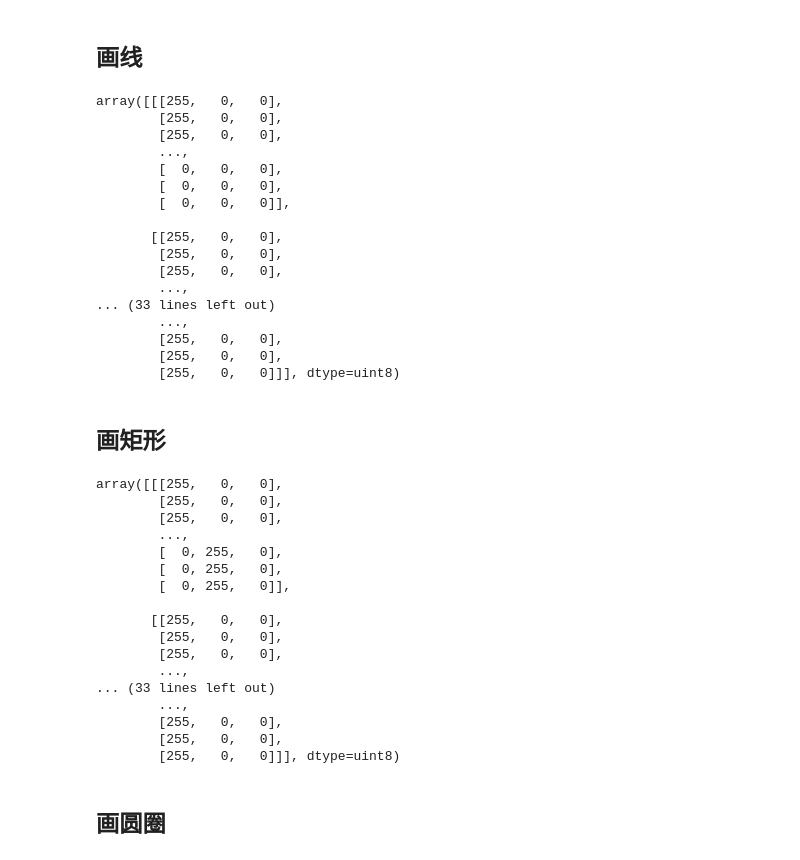
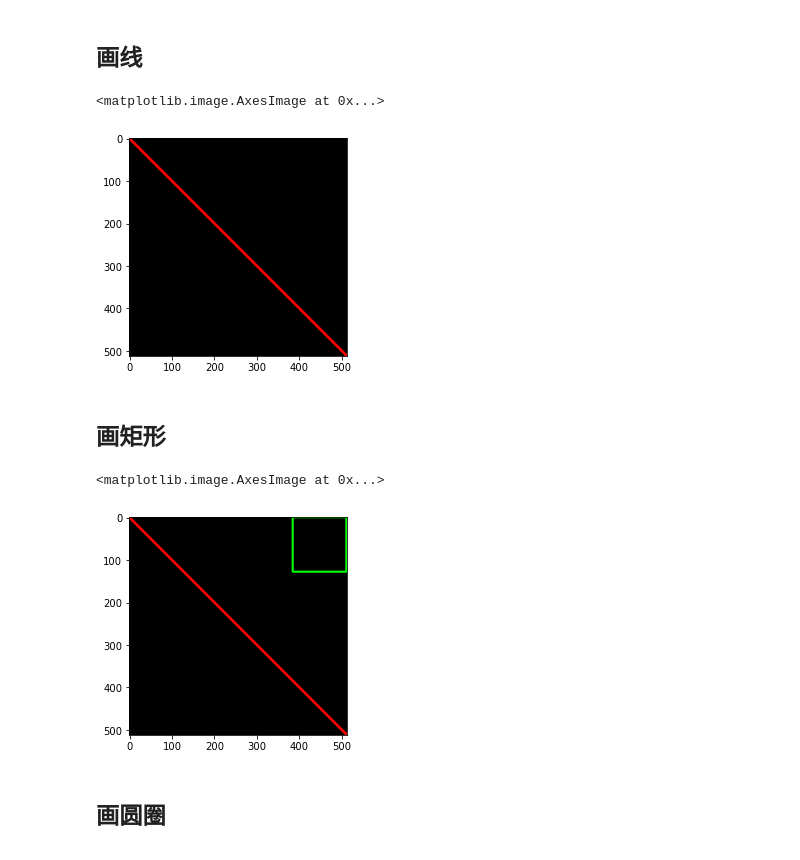
Before and after one commit to ghcn345/OpenCV, a Jupyter notebook: GUI功能.ipynb, the cells around one changed output. Saved outputs shown, nothing was run; the diff lists cells and outputs as text; code cells hidden in the pictures.

```diff
--- a/GUI功能.ipynb
+++ b/GUI功能.ipynb
@@ -137,48 +137,20 @@ cv.destroyAllWindows()
 # %%
 # 创建黑色的图像
 img = np.zeros((512,512,3), np.uint8)
 # 绘制一条厚度为5的蓝色对角线
 cv.line(img,(0,0),(511,511),(255,0,0),5)
+plt.imshow(img)
 # %% [output]
-array([[[255,   0,   0],
-        [255,   0,   0],
-        [255,   0,   0],
-        ...,
-        [  0,   0,   0],
-        [  0,   0,   0],
-        [  0,   0,   0]],
-
-       [[255,   0,   0],
-        [255,   0,   0],
-        [255,   0,   0],
-        ...,
-... (33 lines left out)
-        ...,
-        [255,   0,   0],
-        [255,   0,   0],
-        [255,   0,   0]]], dtype=uint8)
+<matplotlib.image.AxesImage at 0x...>
+[figure, added]
 # %% [markdown]
 ## 画矩形
 # %%
 cv.rectangle(img,(384,0),(510,128),(0,255,0),3)
+plt.imshow(img)
 # %% [output]
-array([[[255,   0,   0],
-        [255,   0,   0],
-        [255,   0,   0],
-        ...,
-        [  0, 255,   0],
-        [  0, 255,   0],
-        [  0, 255,   0]],
-
-       [[255,   0,   0],
-        [255,   0,   0],
-        [255,   0,   0],
-        ...,
-... (33 lines left out)
-        ...,
-        [255,   0,   0],
-        [255,   0,   0],
-        [255,   0,   0]]], dtype=uint8)
+<matplotlib.image.AxesImage at 0x...>
+[figure, added]
 # %% [markdown]
 ## 画圆圈
 # %%
```
Also changed, not shown: parts of 11 cells of this notebook.
